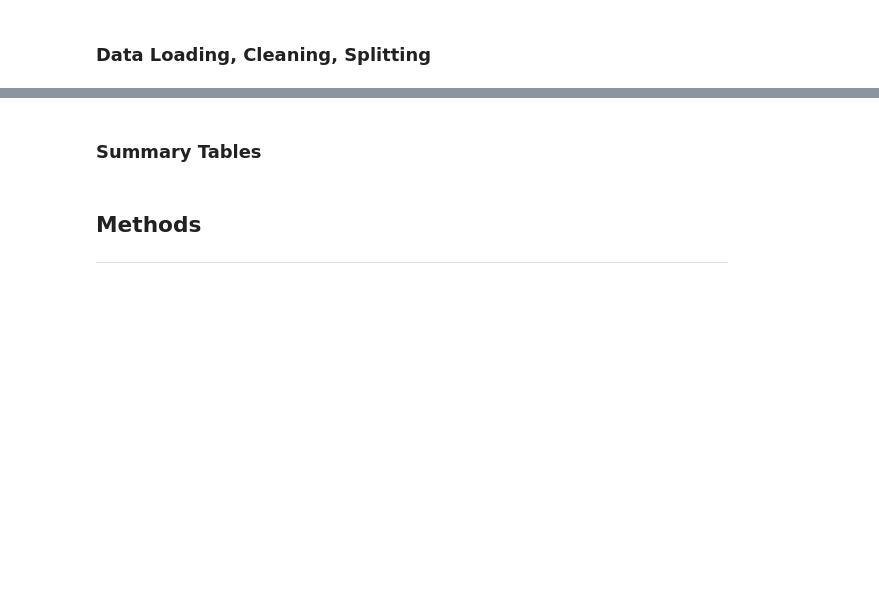
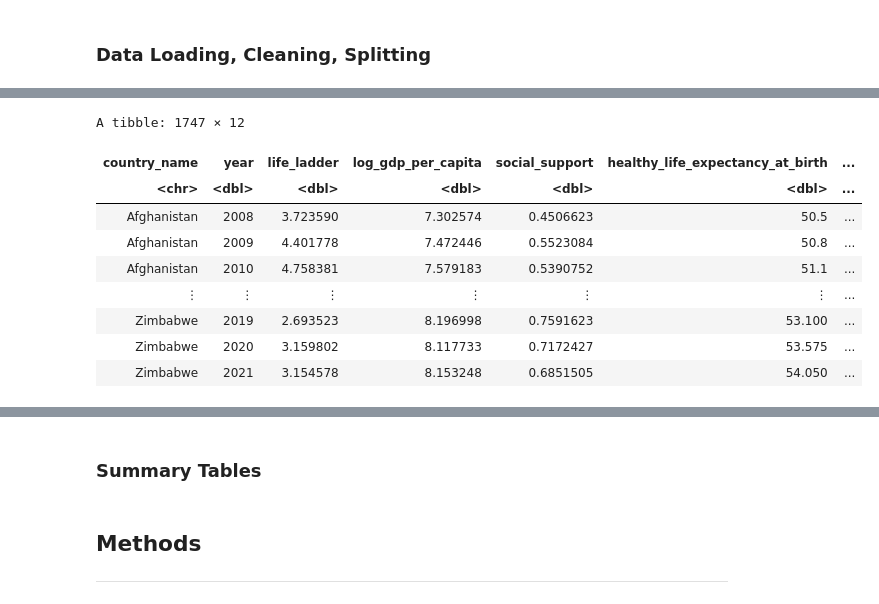
Before and after one commit to ericpien/Impact-of-COVID-19-on-Happiness, a Jupyter notebook: proposal.ipynb, the cells around one changed output, grey strips where cells are left out. Drawn from its saved outputs; the diff is of its cells as text; code cells hidden in the pictures; blank space fills up the shorter version.

```diff
--- a/proposal.ipynb
+++ b/proposal.ipynb
@@ -52,0 +48,18 @@ The following object is masked from ‘package:dplyr’:
+# %%
+happiness_data <- data |>
+    clean_names() |>
+    as_tibble() |>
+    drop_na()
+
+happiness_data
+# %% [output]
+A tibble: 1747 × 12
+| country_name | year | life_ladder | log_gdp_per_capita | social_support | healthy_life_expectancy_at_birth | ... |
+| <chr> | <dbl> | <dbl> | <dbl> | <dbl> | <dbl> | ... |
+| Afghanistan | 2008 | 3.723590 | 7.302574 | 0.4506623 | 50.5 | ... |
+| Afghanistan | 2009 | 4.401778 | 7.472446 | 0.5523084 | 50.8 | ... |
+| Afghanistan | 2010 | 4.758381 | 7.579183 | 0.5390752 | 51.1 | ... |
+| ⋮ | ⋮ | ⋮ | ⋮ | ⋮ | ⋮ | ... |
+| Zimbabwe | 2019 | 2.693523 | 8.196998 | 0.7591623 | 53.100 | ... |
+| Zimbabwe | 2020 | 3.159802 | 8.117733 | 0.7172427 | 53.575 | ... |
+| Zimbabwe | 2021 | 3.154578 | 8.153248 | 0.6851505 | 54.050 | ... |
```
Also changed, not shown: parts of 6 cells of this notebook.
